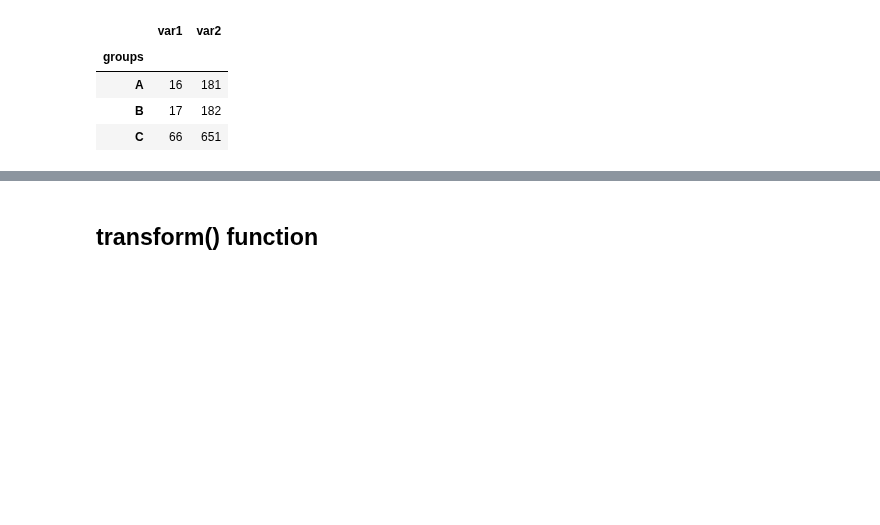
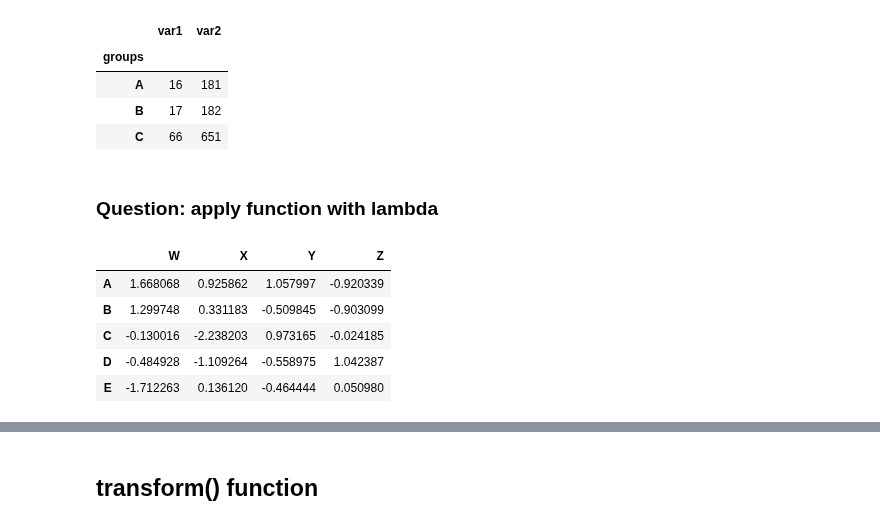
Before and after one commit to GurkanGitHub/Python, a Jupyter notebook: pandas_df_methods.ipynb, the cells around one changed output, grey strips where cells are left out. Saved outputs shown, nothing was run; the diff lists cells and outputs as text; code cells hidden in the pictures; blank space fills up the shorter version.

```diff
--- a/pandas_df_methods.ipynb
+++ b/pandas_df_methods.ipynb
@@ -1028,0 +1103,13 @@ df.groupby("groups").mean()
+# %% [markdown]
+### Question: apply function with lambda
+# %%
+np.random.seed(102)
+df = pd.DataFrame(np.random.randn(5,4),index='A B C D E'.split(),columns='W X Y Z'.split())
+df
+# %% [output]
+|  | W | X | Y | Z |
+| A | 1.668068 | 0.925862 | 1.057997 | -0.920339 |
+| B | 1.299748 | 0.331183 | -0.509845 | -0.903099 |
+| C | -0.130016 | -2.238203 | 0.973165 | -0.024185 |
+| D | -0.484928 | -1.109264 | -0.558975 | 1.042387 |
+| E | -1.712263 | 0.136120 | -0.464444 | 0.050980 |
```
Also changed, not shown: parts of 41 cells of this notebook, 13 other files.
